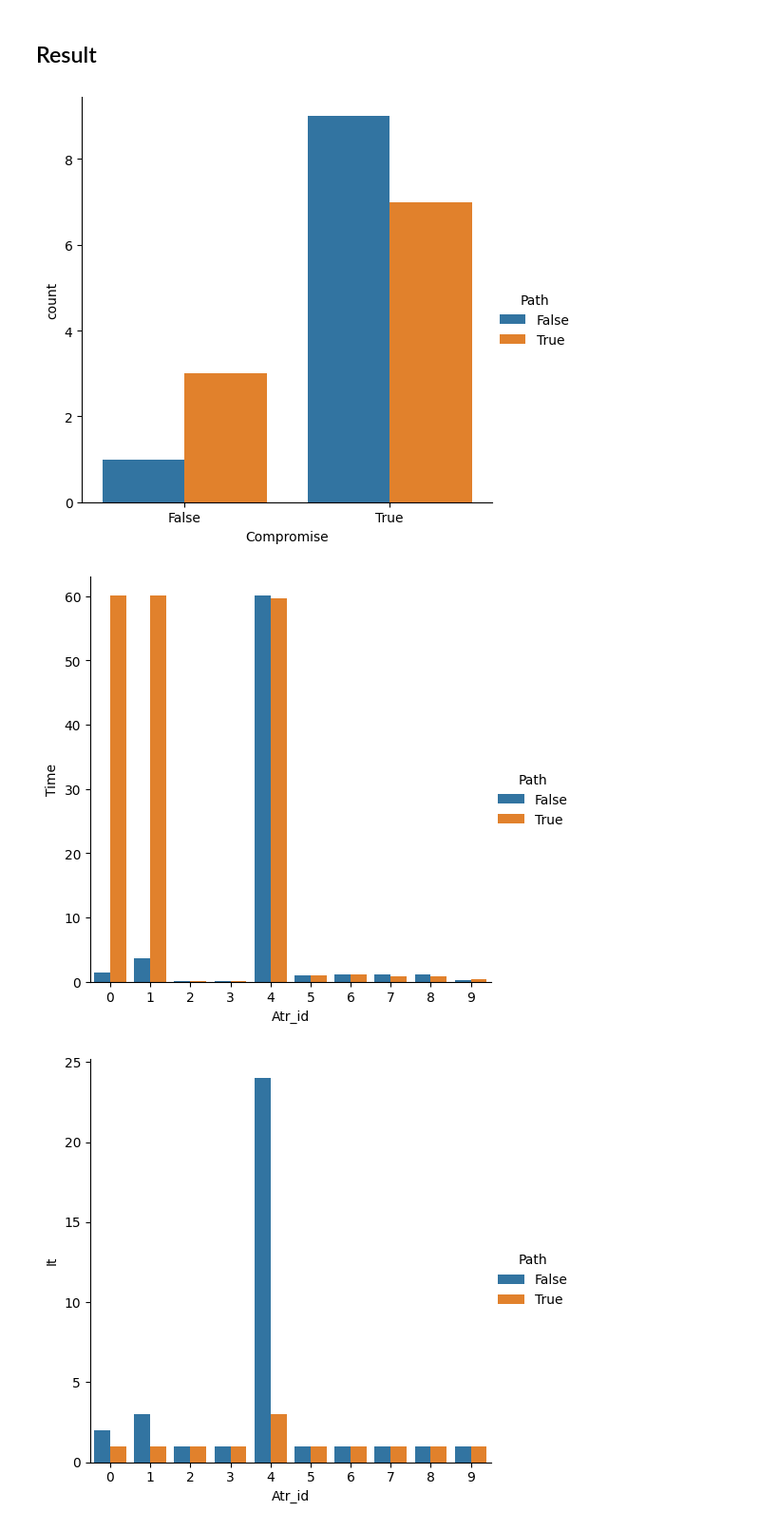
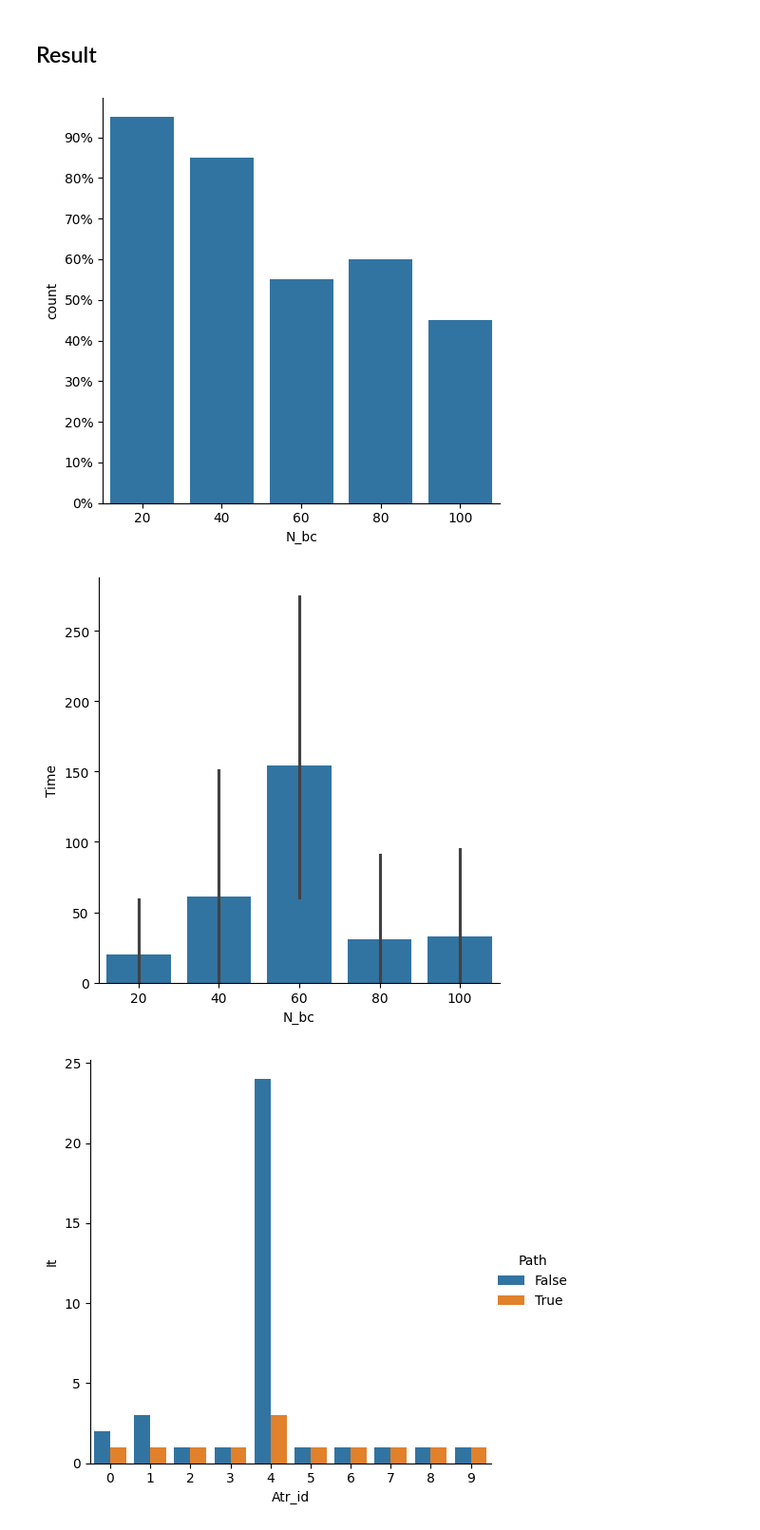
Before and after one commit to yjourdin/these, a Jupyter notebook: plot_results_group_collective copy.ipynb, the cells around one changed output. Shown at 95% size. Cells and saved outputs as stored; diff of their text form; code cells hidden in the pictures.

```diff
--- a/plot_results_group_collective copy.ipynb
+++ b/plot_results_group_collective copy.ipynb
@@ -9,7 +9,8 @@ import numpy as np
 # %% [markdown]
 # Results directory
 # %%
-RESULTS_DIR = Path("results/group_new_test")
+RESULTS_DIR = Path("results/group_test3")
+# RESULTS_DIR = Path(".")
 # %% [markdown]
 # File
 # %%
@@ -33,3 +32,5 @@ dff = df
+# %%
+dff = df[(df["Group"] == 0) & (df["Group_size"] == 2) & (df["N_bc"] % 20 == 0) & (df["M"] == 3) & (df["Ko"] > 1)]
 # %%
 dff
 # %% [output]
@@ -88,28 +101,38 @@ df_path
 ## Result
 # %%
 g = sns.catplot(
-    dff,
+    dff[dff["Compromise"]],
     # x="Atr_id",
-    x="Compromise",
-    hue="Path",
+    x="N_bc",
+    # hue="Path",
     kind="count",
 )
-import tikzplotlib
+# import tikzplotlib
 
-tikzplotlib.save("mytikz.tex")
+# tikzplotlib.save("mytikz.tex")
+
+MAX = 20
+
+from matplotlib.ticker import PercentFormatter, MultipleLocator
+
+for ax in g.axes.flat:
+    ax.yaxis.set_major_formatter(PercentFormatter(MAX))
+    ax.yaxis.set_major_locator(MultipleLocator(MAX / 10))
+
+plt.savefig("test2.pdf")
 # %% [output]
-[figure, old version]
+[figure, new version]
 # %%
 g = sns.catplot(
     dff,
-    x="Atr_id",
+    x="N_bc",
     y="Time",
-    hue="Path",
+    # hue="Path",
     kind="bar",
 )
 # plt.yscale("log")
 # %% [output]
-[figure, old version]
+[figure, new version]
 # %%
 g = sns.catplot(
     dff,
```
Also changed, not shown: parts of 4 cells of this notebook, 27 other files.
